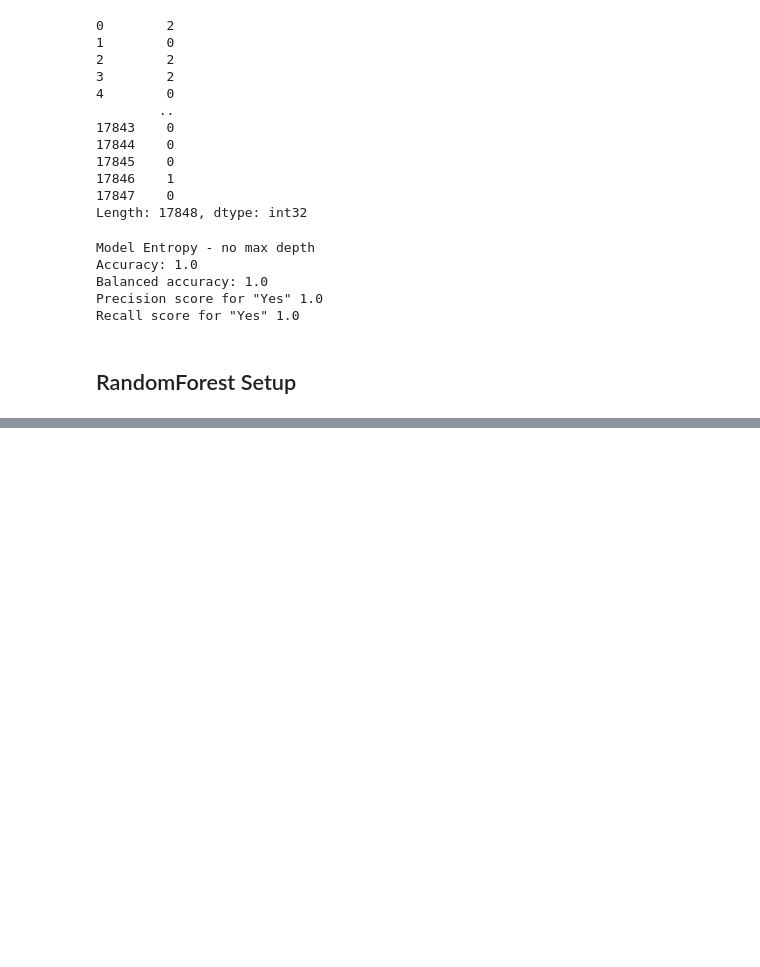
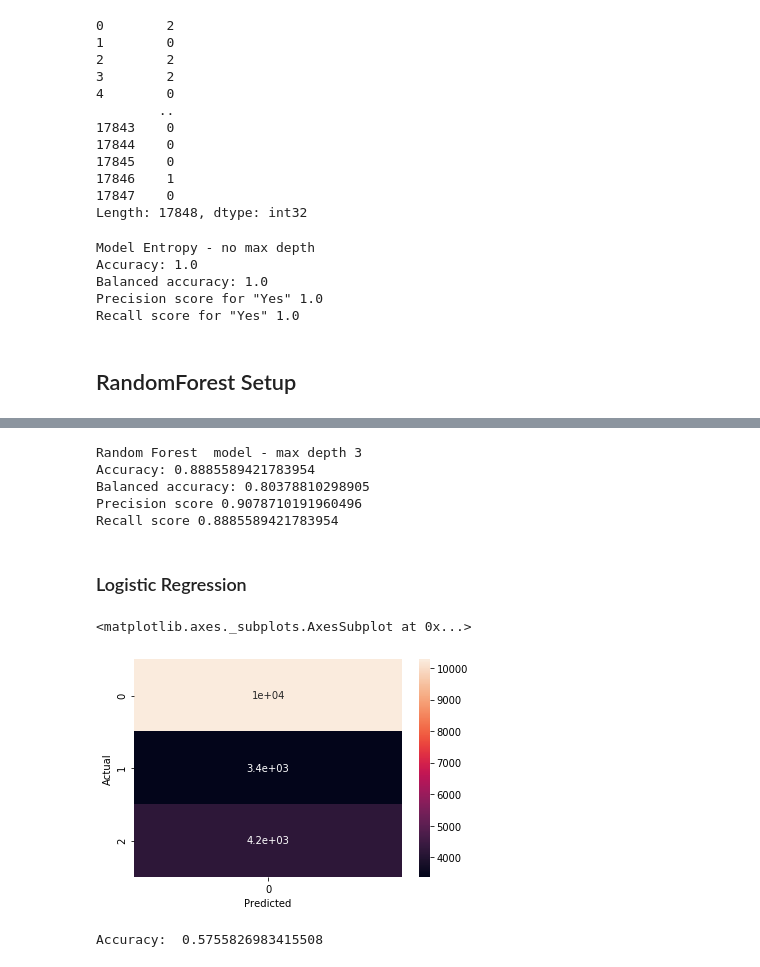
Before and after one commit to jadeal147/Big_Mart_Data, a Jupyter notebook: Big_Mart_Data_Modeling.ipynb, the cells around one changed output, grey strips where cells are left out. Drawn from its saved outputs; the diff is of its cells as text; code cells hidden in the pictures; blank space fills up the shorter version.

```diff
--- a/Big_Mart_Data_Modeling.ipynb
+++ b/Big_Mart_Data_Modeling.ipynb
@@ -123,0 +335,10 @@ pd.Series(y_pred)
+# %%
+# Plug in appropriate max_depth and random_state parameters
+firstRFModel = RandomForestClassifier(random_state = 1234, max_depth = 3)
+
+# Model and fit
+firstRFModel.fit(X_train, y_train)
+
+y_pred = firstRFModel.predict(X_test)
+
+pd.Series(y_pred)
@@ -123,0 +358,14 @@ pd.Series(y_pred)
+# %%
+print("Random Forest  model - max depth 3")
+print("Accuracy:", metrics.accuracy_score(y_test,y_pred))
+print("Balanced accuracy:", metrics.balanced_accuracy_score(y_test,y_pred))
+print('Precision score' , metrics.precision_score(y_test,y_pred, average = 'weighted', pos_label = "Yes"))
+print('Recall score' , metrics.recall_score(y_test,y_pred, average = 'weighted', pos_label = "No"))
+# %% [output]
+Random Forest  model - max depth 3
+Accuracy: 0.8885589421783954
+Balanced accuracy: 0.80378810298905
+Precision score 0.9078710191960496
+Recall score 0.8885589421783954
+# %% [markdown]
+### Logistic Regression
@@ -123,0 +374,17 @@ pd.Series(y_pred)
+# %%
+lreg = LogisticRegression(max_iter = 10000)
+lreg.fit(X_train, y_train)
+y_pred = lreg.predict(X_test)
+# %%
+confusion_matrix = pd.crosstab(np.array(y_test), np.array( y_pred), rownames = ['Actual'], colnames = ['Predicted'])
+sns.heatmap(confusion_matrix, annot=True)
+# %% [output]
+<matplotlib.axes._subplots.AxesSubplot at 0x...>
+[figure, added]
+# %%
+print('Accuracy: ',metrics.accuracy_score(y_test, y_pred))
+#print('Precision: ' , metrics.precision_score(y_test,y_pred, average = 'macro'))
+#print('Recall: ' , metrics.recall_score(y_test,y_pred, average = 'macro'))
+plt.show()
+# %% [output]
+Accuracy:  0.5755826983415508
```
Also changed, not shown: parts of 22 cells of this notebook.
